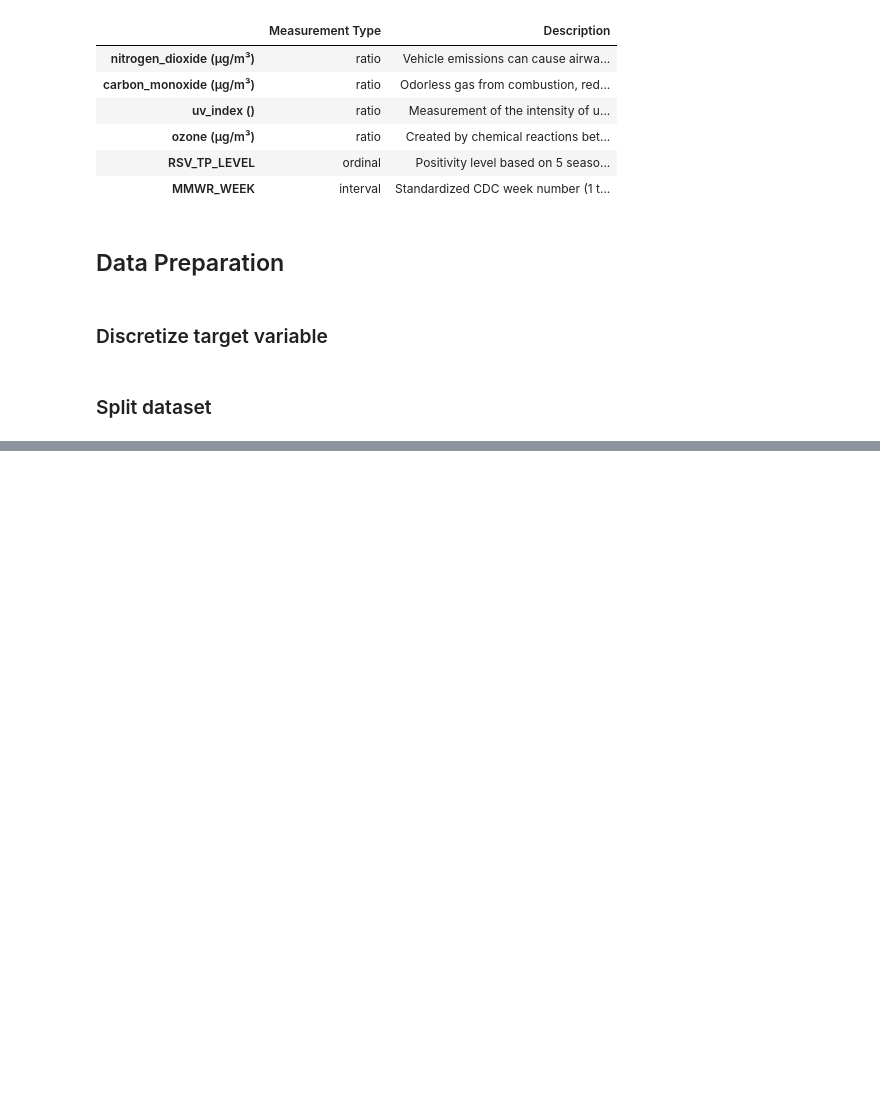
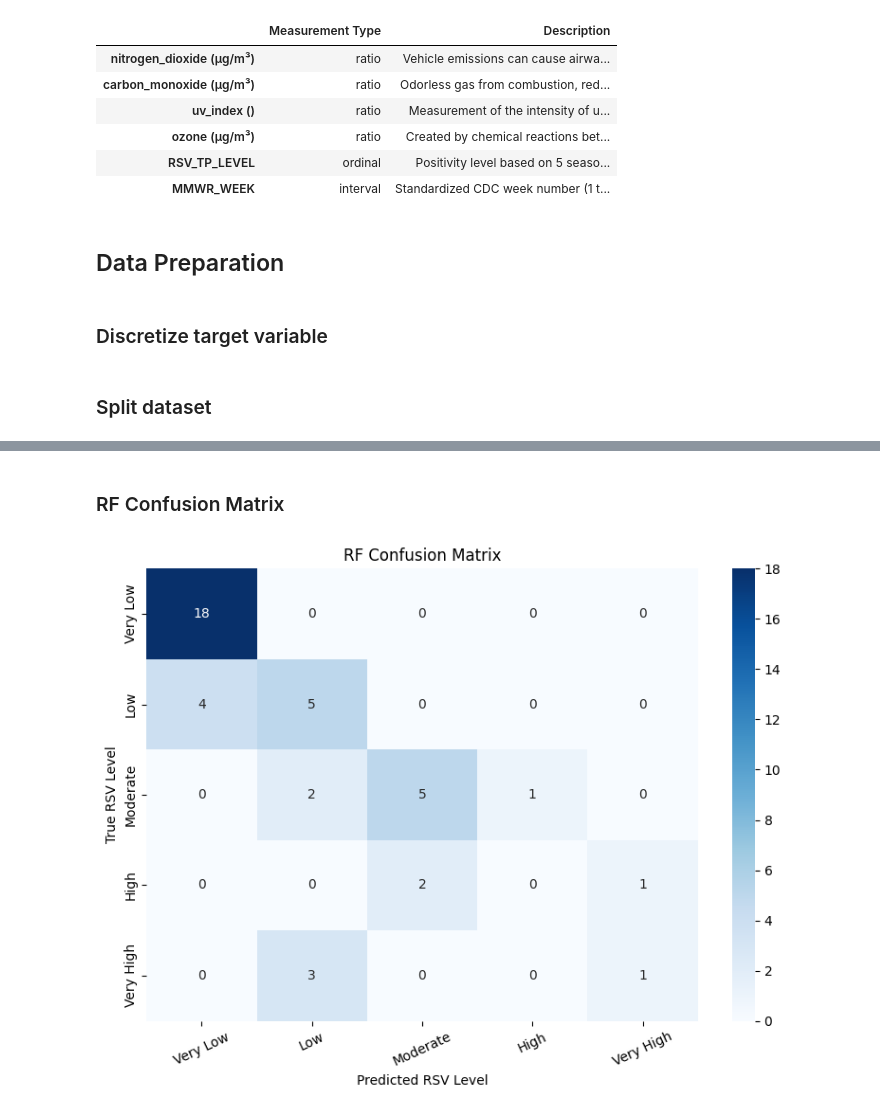
Before and after one commit to ianbunag/cmpe-255-data-mining-project, a Jupyter notebook: 04-03-data-mining.ipynb, the cells around one changed output, grey strips where cells are left out. Drawn from its saved outputs; the diff is of its cells as text; code cells hidden in the pictures; blank space fills up the shorter version.

```diff
--- a/04-03-data-mining.ipynb
+++ b/04-03-data-mining.ipynb
@@ -139,0 +146,21 @@ plt.show()
+# %% [markdown]
+### RF Confusion Matrix
+# %%
+rf_cfm = confusion_matrix(yTest, random_forest.predict(xTest))
+plt.figure(figsize=(8, 6))
+sns.heatmap(
+    rf_cfm,
+    xticklabels=tp_level_categories,
+    yticklabels=tp_level_categories,
+    annot=True,
+    cmap='Blues',
+)
+plt.title("RF Confusion Matrix")
+plt.xlabel("Predicted RSV Level")
+plt.ylabel("True RSV Level")
+plt.xticks(rotation=25)
+plt.tight_layout()
+plt.savefig(os.path.join(IMAGE_PATH, "04-03-data-mining-rf-confusion-matrix.png"), dpi=300)
+plt.show()
+# %% [output]
+[figure, added]
```
Also changed, not shown: parts of 11 cells of this notebook.
